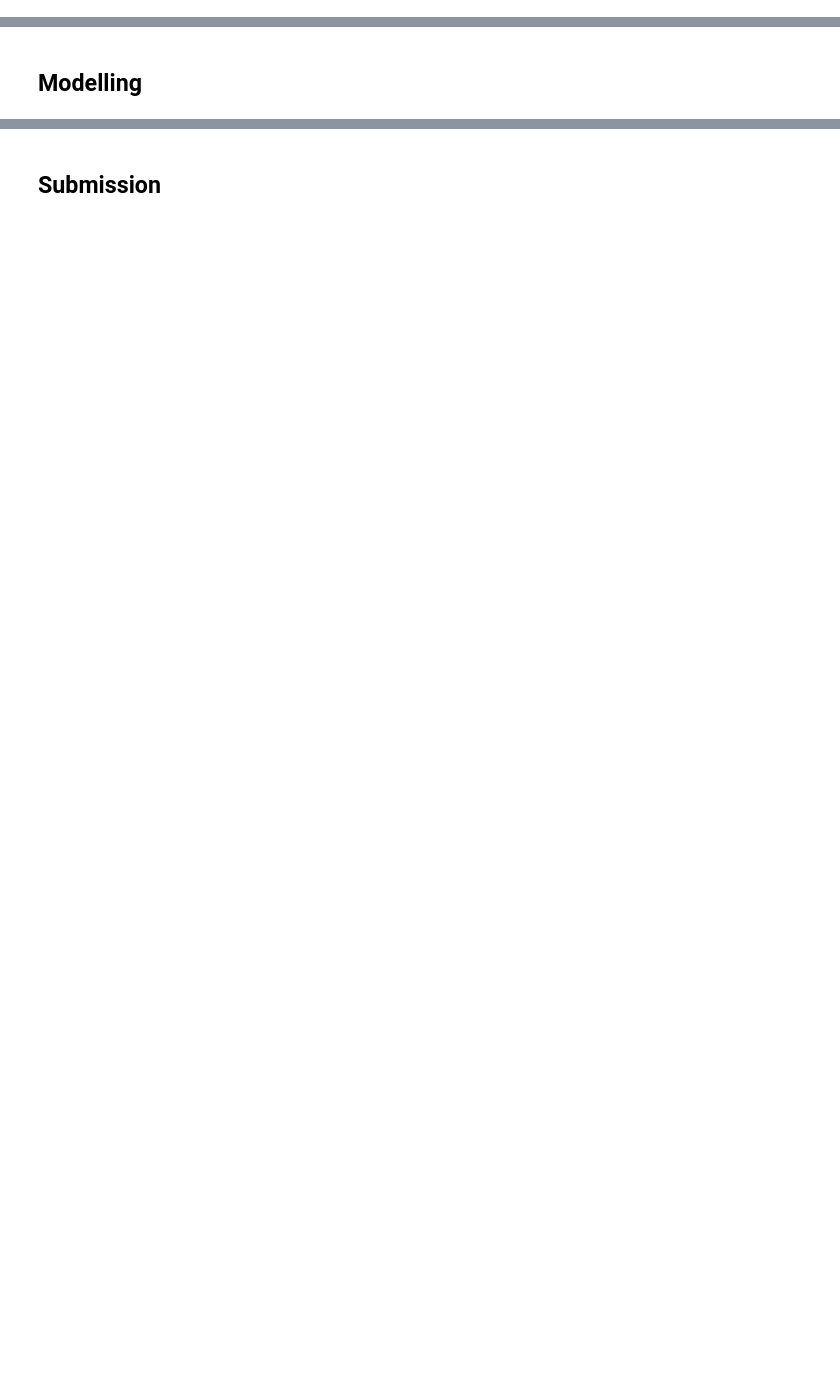
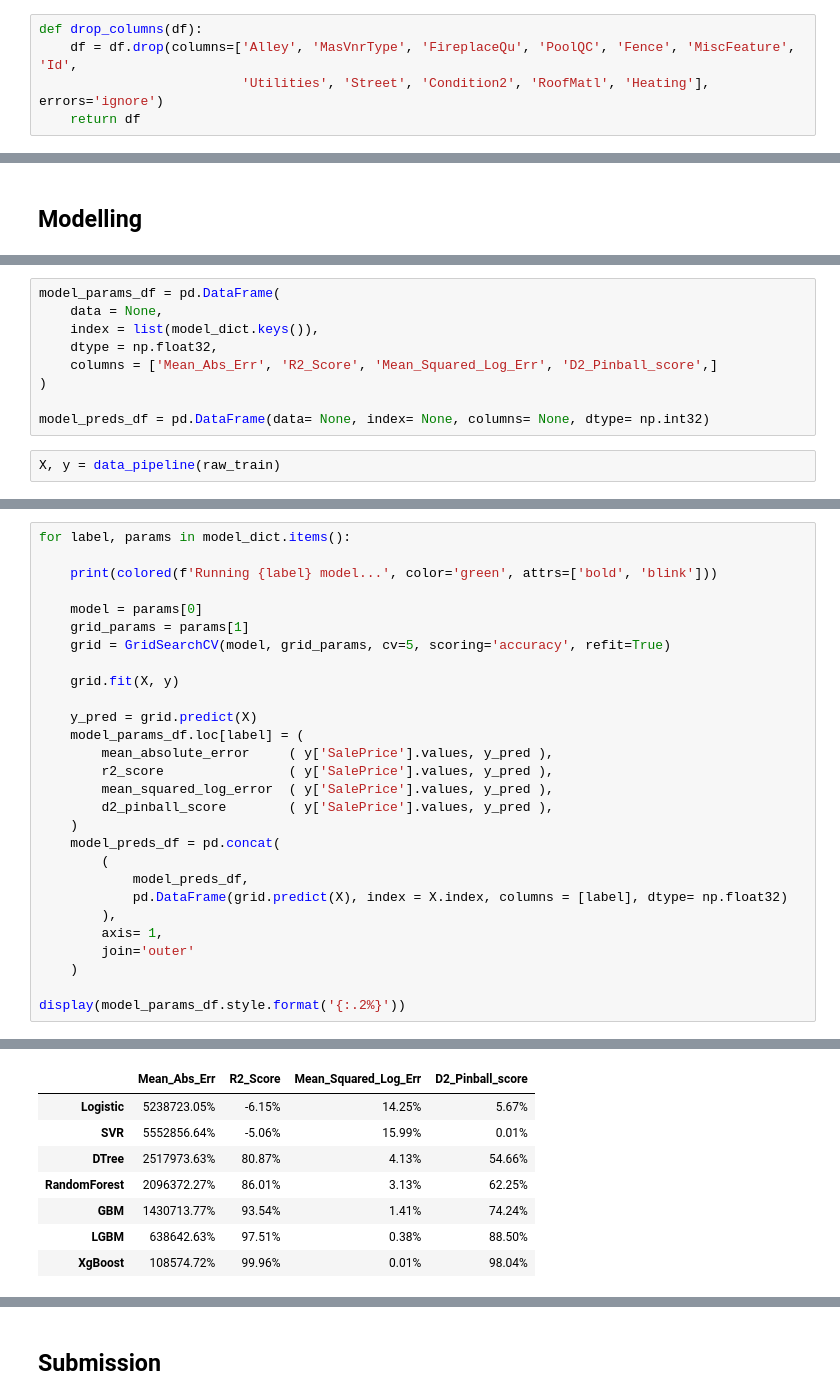
Before and after one commit to GabrielBifano/KaggleSubmissions, a Jupyter notebook: HousePricesIowa/eda.ipynb, the cells around one changed output, grey strips where cells are left out. Drawn from its saved outputs; the diff is of its cells as text; blank space fills up the shorter version.

```diff
--- a/HousePricesIowa/eda.ipynb
+++ b/HousePricesIowa/eda.ipynb
@@ -154,0 +313,5 @@ There are 43 categorical columns:
+# %%
+def drop_columns(df):
+    df = df.drop(columns=['Alley', 'MasVnrType', 'FireplaceQu', 'PoolQC', 'Fence', 'MiscFeature', 'Id',
+                          'Utilities', 'Street', 'Condition2', 'RoofMatl', 'Heating'], errors='ignore')
+    return df
@@ -158,0 +351,11 @@ There are 43 categorical columns:
+# %%
+model_params_df = pd.DataFrame(
+    data = None,
+    index = list(model_dict.keys()),
+    dtype = np.float32,
+    columns = ['Mean_Abs_Err', 'R2_Score', 'Mean_Squared_Log_Err', 'D2_Pinball_score',]
+)
+
+model_preds_df = pd.DataFrame(data= None, index= None, columns= None, dtype= np.int32)
+# %%
+X, y = data_pipeline(raw_train)
@@ -158,0 +374,29 @@ There are 43 categorical columns:
+# %%
+for label, params in model_dict.items():
+
+    print(colored(f'Running {label} model...', color='green', attrs=['bold', 'blink']))
+
+    model = params[0]
+    grid_params = params[1]
+    grid = GridSearchCV(model, grid_params, cv=5, scoring='accuracy', refit=True)
+
+    grid.fit(X, y)
+
+    y_pred = grid.predict(X)
+    model_params_df.loc[label] = (
+        mean_absolute_error     ( y['SalePrice'].values, y_pred ),
+        r2_score                ( y['SalePrice'].values, y_pred ),
+        mean_squared_log_error  ( y['SalePrice'].values, y_pred ),
+        d2_pinball_score        ( y['SalePrice'].values, y_pred ),
+    )
+    model_preds_df = pd.concat(
+        (
+            model_preds_df,
+            pd.DataFrame(grid.predict(X), index = X.index, columns = [label], dtype= np.float32)
+        ),
+        axis= 1,
+        join='outer'
+    )
+
+display(model_params_df.style.format('{:.2%}'))
+# %% [output]
@@ -158,0 +420,8 @@ There are 43 categorical columns:
+|  | Mean_Abs_Err | R2_Score | Mean_Squared_Log_Err | D2_Pinball_score |
+| Logistic | 5238723.05% | -6.15% | 14.25% | 5.67% |
+| SVR | 5552856.64% | -5.06% | 15.99% | 0.01% |
+| DTree | 2517973.63% | 80.87% | 4.13% | 54.66% |
+| RandomForest | 2096372.27% | 86.01% | 3.13% | 62.25% |
+| GBM | 1430713.77% | 93.54% | 1.41% | 74.24% |
+| LGBM | 638642.63% | 97.51% | 0.38% | 88.50% |
+| XgBoost | 108574.72% | 99.96% | 0.01% | 98.04% |
```
Also changed, not shown: parts of 22 cells of this notebook.
